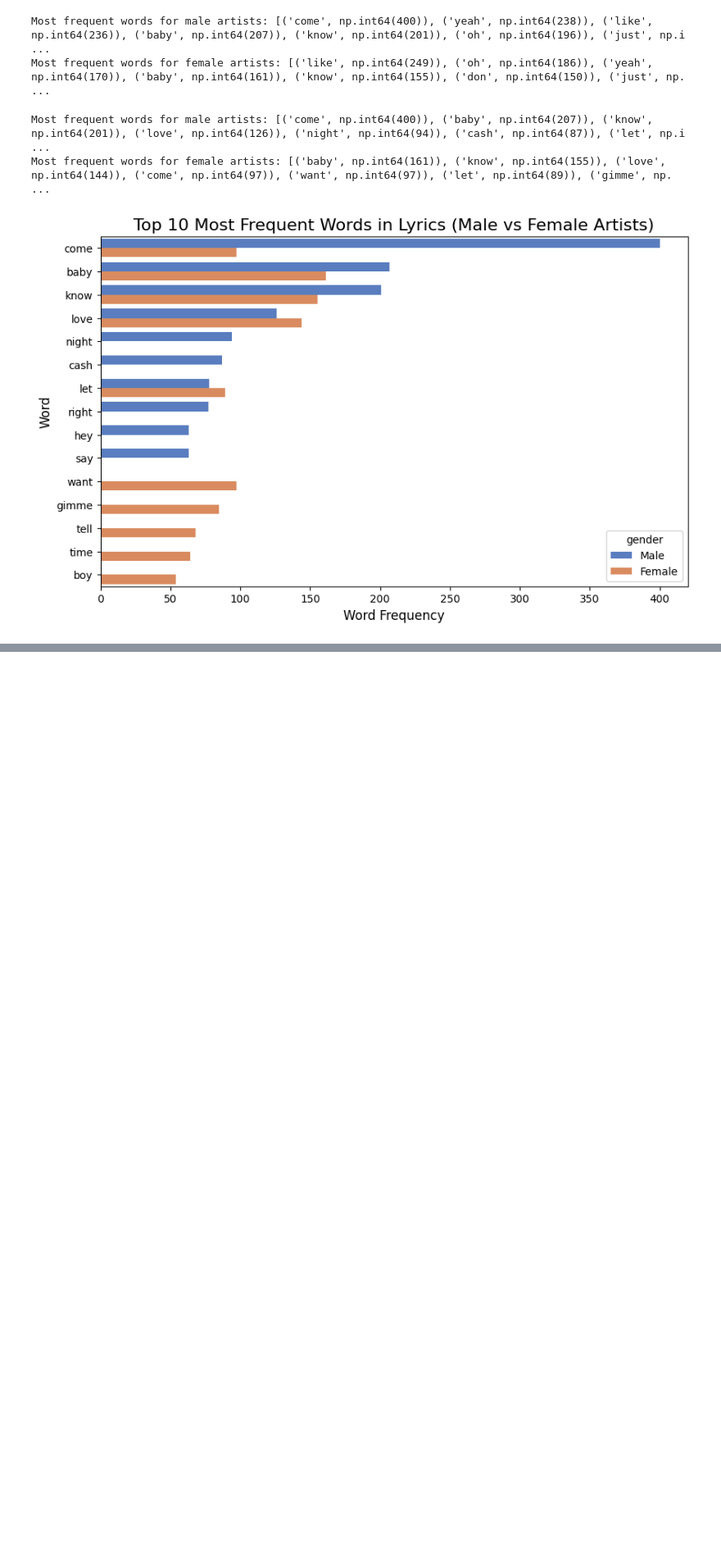
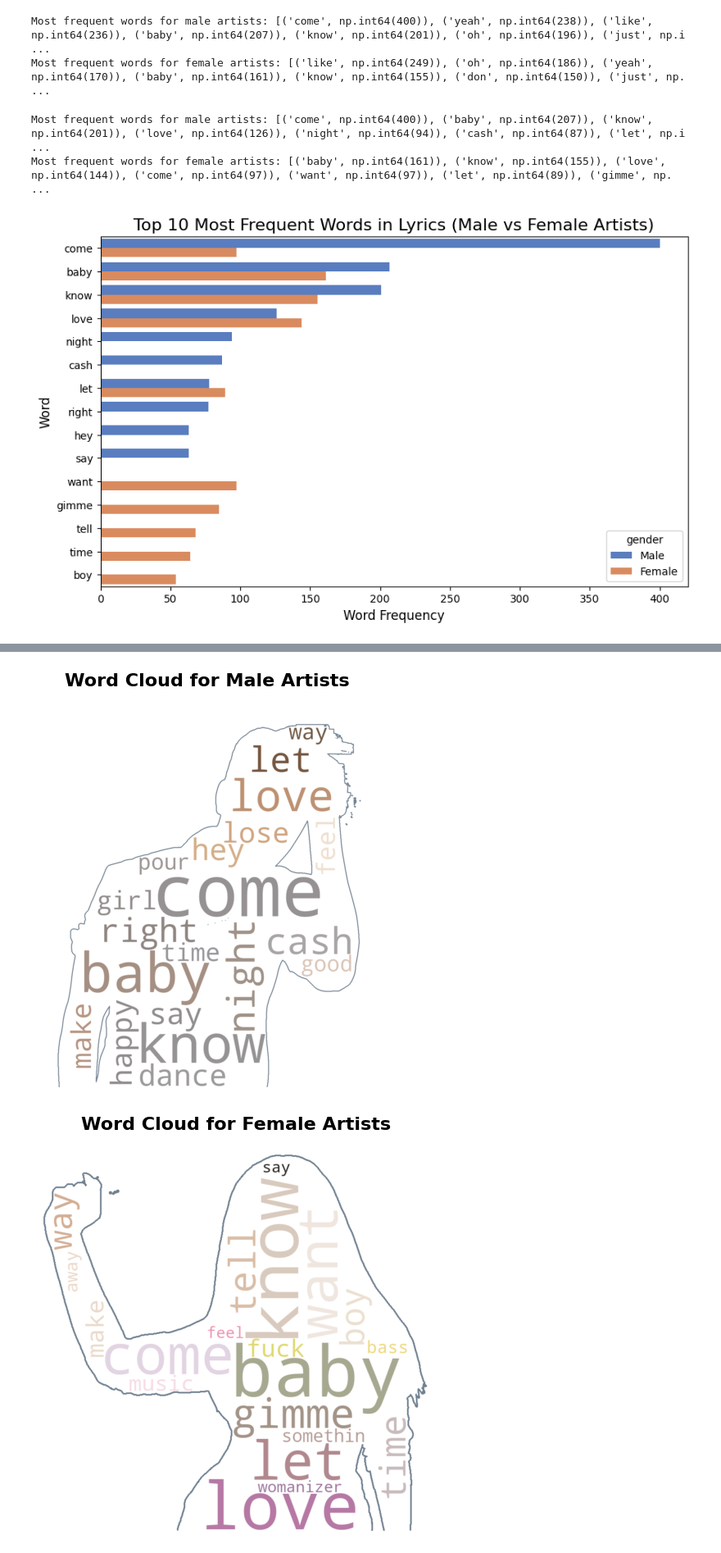
Before and after one commit to deyavuz/ds105a-spotify-research, a Jupyter notebook: code/NB03-Data-Visualisation.ipynb, the cells around one changed output, grey strips where cells are left out. Shown at 82% size. Drawn from its saved outputs; the diff is of its cells as text; code cells hidden in the pictures; blank space fills up the shorter version.

Commit message:
Attempt to fill outside of borders
Attempting to fill the outside of wordcloud borders with a solid colour

```diff
--- a/code/NB03-Data-Visualisation.ipynb
+++ b/code/NB03-Data-Visualisation.ipynb
@@ -210,0 +213,57 @@ ValueError: anchor not supported for multiline text
+# %%
+import numpy as np
+import matplotlib.pyplot as plt
+from PIL import Image
+from wordcloud import WordCloud, STOPWORDS, ImageColorGenerator
+def plot_shaped_word_cloud(word_freq, mask_path, title="Word Cloud", max_words=1000, contour_fill="lightblue"):
+    """
+    Generate and plot a word cloud with a given shape and contour.
+    """
+    import matplotlib.pyplot as plt
+    from wordcloud import WordCloud, STOPWORDS, ImageColorGenerator
+    import numpy as np
+    from PIL import Image
+
+    # Create a dictionary with words and their corresponding frequencies
+    word_dict = dict(word_freq)
+
+    # Load the mask image and ensure it's in RGB mode
+    mask = np.array(Image.open(mask_path).convert("RGB"))
+
+    # Generate the word cloud
+    wc = WordCloud(
+        background_color="white",
+        max_words=max_words,
+        mask=mask,
+        stopwords=STOPWORDS,
+        contour_width=3,
+        contour_color="slategrey",
+        colormap="spring_r"
+    ).generate_from_frequencies(word_dict)
+
+    # Create coloring from the image
+    image_colors = ImageColorGenerator(mask)
+
+    # Plot the word cloud
+    plt.figure(figsize=(10, 6))
+    plt.imshow(wc.recolor(color_func=image_colors), interpolation="bilinear")
+    plt.axis("off")
+    plt.title(title, fontsize=16, weight='bold', pad=20)
+
+    # Return the figure object
+    return plt.gcf()
+
+# Example Usage
+male_mask_path = "../images/justin_3.png"  # Replace with your mask file path
+female_mask_path = "../images/nicki.png"  # Replace with your mask file path
+
+# Generate and save the male word cloud
+male_plot = plot_shaped_word_cloud(male_word_freq, mask_path=male_mask_path, title="Word Cloud for Male Artists", max_words=500)
+male_plot.savefig('../images/male_wordcloud.png', format='png', dpi=300, bbox_inches='tight')
+
+# Generate and save the female word cloud
+female_plot = plot_shaped_word_cloud(female_word_freq, mask_path=female_mask_path, title="Word Cloud for Female Artists", max_words=500)
+female_plot.savefig('../images/female_wordcloud.png', format='png', dpi=300, bbox_inches='tight')
+# %% [output]
+[figure, added]
+[figure, added]
```
Also changed, not shown: parts of 4 cells of this notebook.
